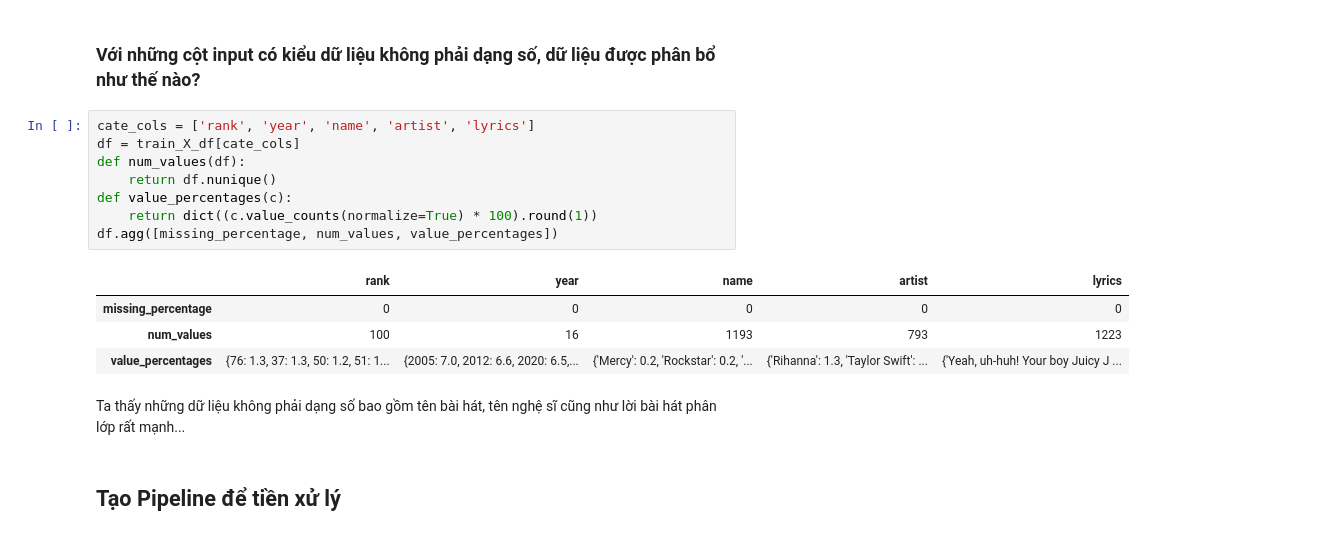
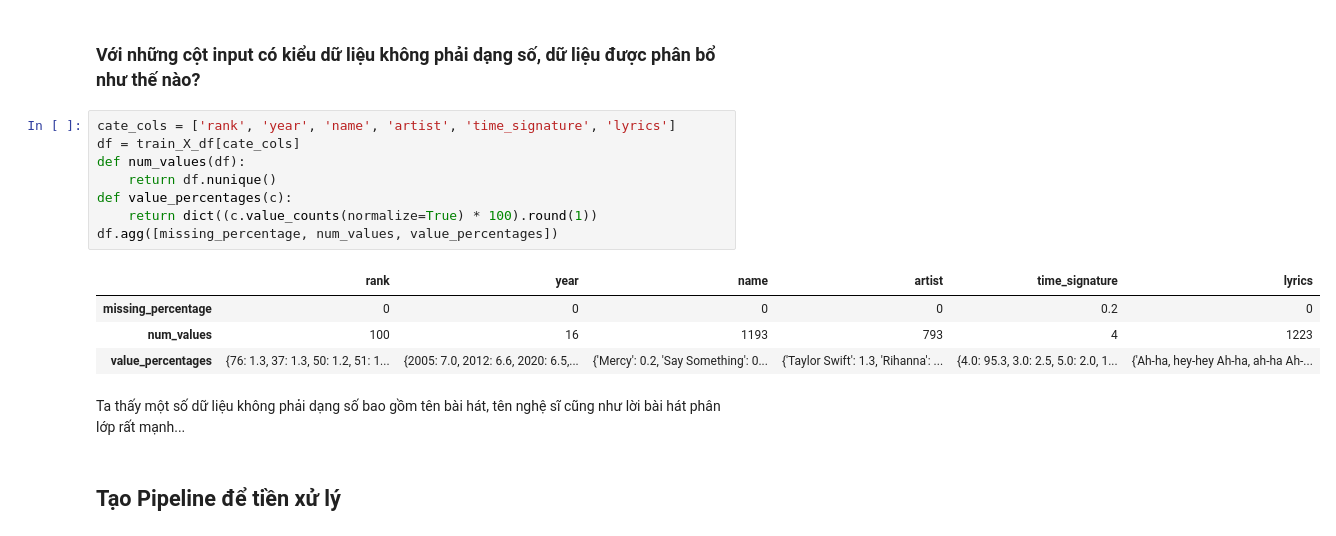
Before and after one commit to ansoncaonguyen/intro2ds-final-project, a Jupyter notebook: model.ipynb, the cells around one changed output. Saved outputs shown, nothing was run; the diff lists cells and outputs as text.

```diff
--- a/model.ipynb
+++ b/model.ipynb
@@ -326,20 +327,20 @@ Qua đây ta có một số nhận xét:
 # %% [markdown]
 ### Với những cột input có kiểu dữ liệu không phải dạng số, dữ liệu được phân bổ như thế nào?
 # %%
-cate_cols = ['rank', 'year', 'name', 'artist', 'lyrics']
+cate_cols = ['rank', 'year', 'name', 'artist', 'time_signature', 'lyrics']
 df = train_X_df[cate_cols]
 def num_values(df):
     return df.nunique()
 def value_percentages(c):
     return dict((c.value_counts(normalize=True) * 100).round(1))
 df.agg([missing_percentage, num_values, value_percentages])
 # %% [output]
-|  | rank | year | name | artist | lyrics |
-| missing_percentage | 0 | 0 | 0 | 0 | 0 |
-| num_values | 100 | 16 | 1193 | 793 | 1223 |
-| value_percentages | {76: 1.3, 37: 1.3, 50: 1.2, 51: 1... | {2005: 7.0, 2012: 6.6, 2020: 6.5,... | {'Mercy': 0.2, 'Rockstar': 0.2, '... | {'Rihanna': 1.3, 'Taylor Swift': ... | {'Yeah, uh-huh! Your boy Juicy J ... |
+|  | rank | year | name | artist | time_signature | lyrics |
+| missing_percentage | 0 | 0 | 0 | 0 | 0.2 | 0 |
+| num_values | 100 | 16 | 1193 | 793 | 4 | 1223 |
+| value_percentages | {76: 1.3, 37: 1.3, 50: 1.2, 51: 1... | {2005: 7.0, 2012: 6.6, 2020: 6.5,... | {'Mercy': 0.2, 'Say Something': 0... | {'Taylor Swift': 1.3, 'Rihanna': ... | {4.0: 95.3, 3.0: 2.5, 5.0: 2.0, 1... | {'Ah-ha, hey-hey Ah-ha, ah-ha Ah-... |
 # %% [markdown]
-Ta thấy những dữ liệu không phải dạng số bao gồm tên bài hát, tên nghệ sĩ cũng như lời bài hát phân lớp rất mạnh...
+Ta thấy một số dữ liệu không phải dạng số bao gồm tên bài hát, tên nghệ sĩ cũng như lời bài hát phân lớp rất mạnh...
 # %% [markdown]
 ## Tạo Pipeline để tiền xử lý
 # %% [markdown]
```
Also changed, not shown: parts of 74 cells of this notebook.
